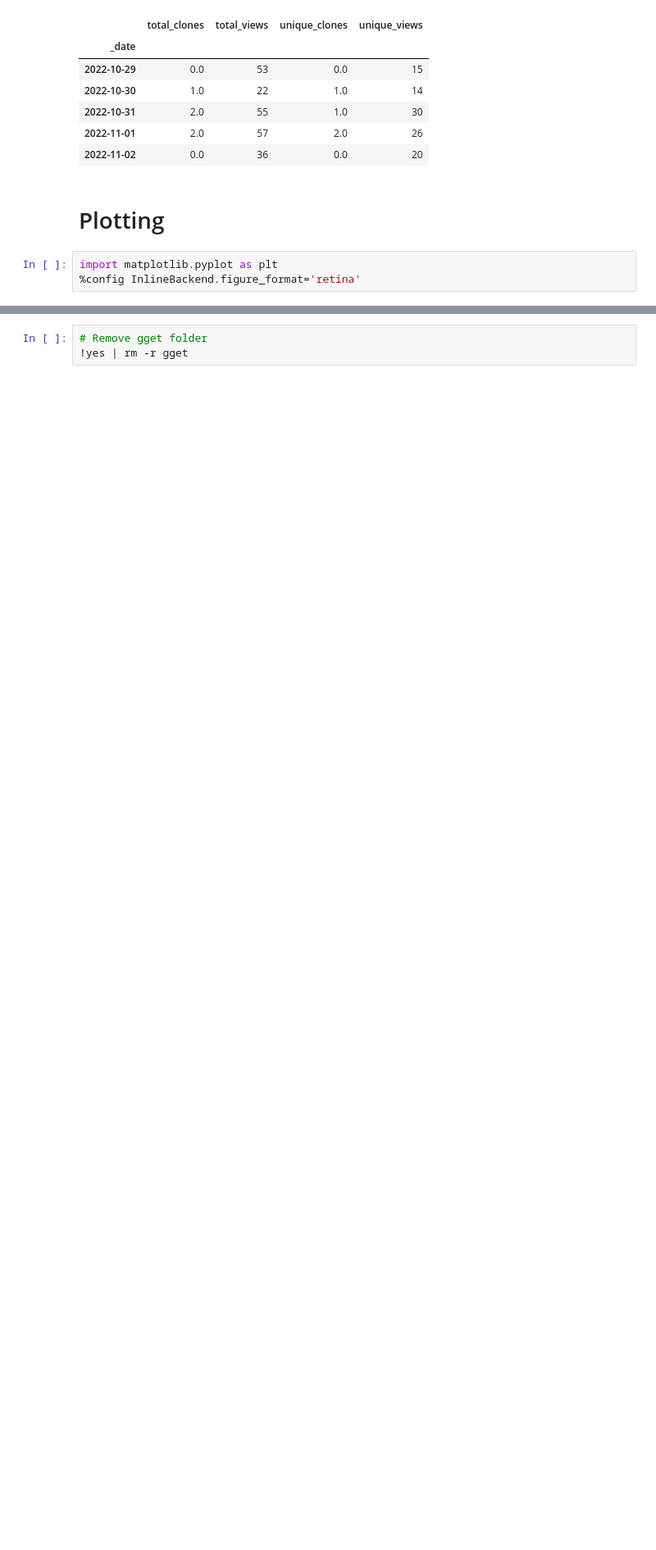
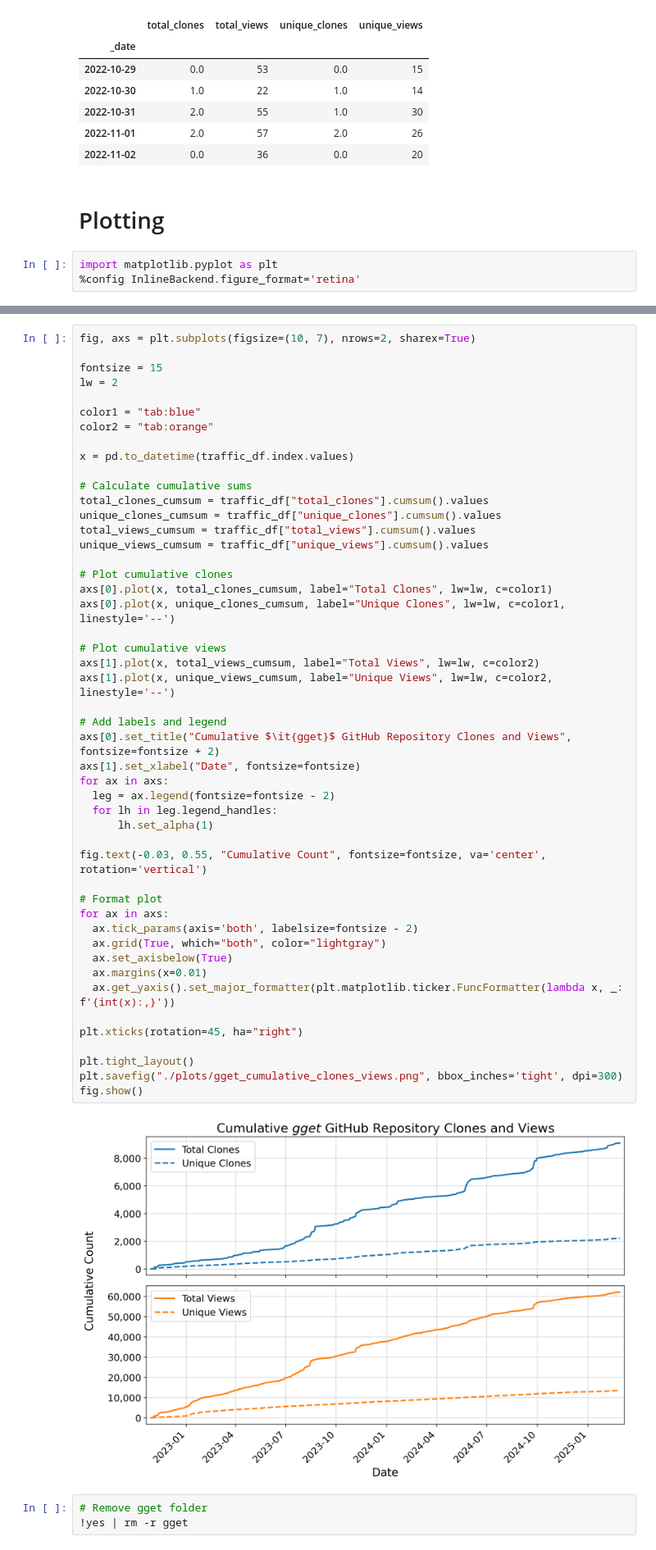
Before and after one commit to pachterlab/gget, a Jupyter notebook: gget_traffic.ipynb, the cells around one changed output, grey strips where cells are left out. Shown at 82% size. Drawn from its saved outputs; the diff is of its cells as text; blank space fills up the shorter version.

```diff
--- a/gget_traffic.ipynb
+++ b/gget_traffic.ipynb
@@ -116,3 +111,53 @@ fig.show()
+# %%
+fig, axs = plt.subplots(figsize=(10, 7), nrows=2, sharex=True)
+
+fontsize = 15
+lw = 2
+
+color1 = "tab:blue"
+color2 = "tab:orange"
+
+x = pd.to_datetime(traffic_df.index.values)
+
+# Calculate cumulative sums
+total_clones_cumsum = traffic_df["total_clones"].cumsum().values
+unique_clones_cumsum = traffic_df["unique_clones"].cumsum().values
+total_views_cumsum = traffic_df["total_views"].cumsum().values
+unique_views_cumsum = traffic_df["unique_views"].cumsum().values
+
+# Plot cumulative clones
+axs[0].plot(x, total_clones_cumsum, label="Total Clones", lw=lw, c=color1)
+axs[0].plot(x, unique_clones_cumsum, label="Unique Clones", lw=lw, c=color1, linestyle='--')
+
+# Plot cumulative views
+axs[1].plot(x, total_views_cumsum, label="Total Views", lw=lw, c=color2)
+axs[1].plot(x, unique_views_cumsum, label="Unique Views", lw=lw, c=color2, linestyle='--')
+
+# Add labels and legend
+axs[0].set_title("Cumulative $\it{gget}$ GitHub Repository Clones and Views", fontsize=fontsize + 2)
+axs[1].set_xlabel("Date", fontsize=fontsize)
+for ax in axs:
+  leg = ax.legend(fontsize=fontsize - 2)
+  for lh in leg.legend_handles:
+      lh.set_alpha(1)
+
+fig.text(-0.03, 0.55, "Cumulative Count", fontsize=fontsize, va='center', rotation='vertical')
+
+# Format plot
+for ax in axs:
+  ax.tick_params(axis='both', labelsize=fontsize - 2)
+  ax.grid(True, which="both", color="lightgray")
+  ax.set_axisbelow(True)
+  ax.margins(x=0.01)
+  ax.get_yaxis().set_major_formatter(plt.matplotlib.ticker.FuncFormatter(lambda x, _: f'{int(x):,}'))
+
+plt.xticks(rotation=45, ha="right")
+
+plt.tight_layout()
+plt.savefig("./plots/gget_cumulative_clones_views.png", bbox_inches='tight', dpi=300)
+fig.show()
+# %% [output]
+[figure, added]
 # %%
 # Remove gget folder
 !yes | rm -r gget
```
Also changed, not shown: parts of 2 cells of this notebook.
